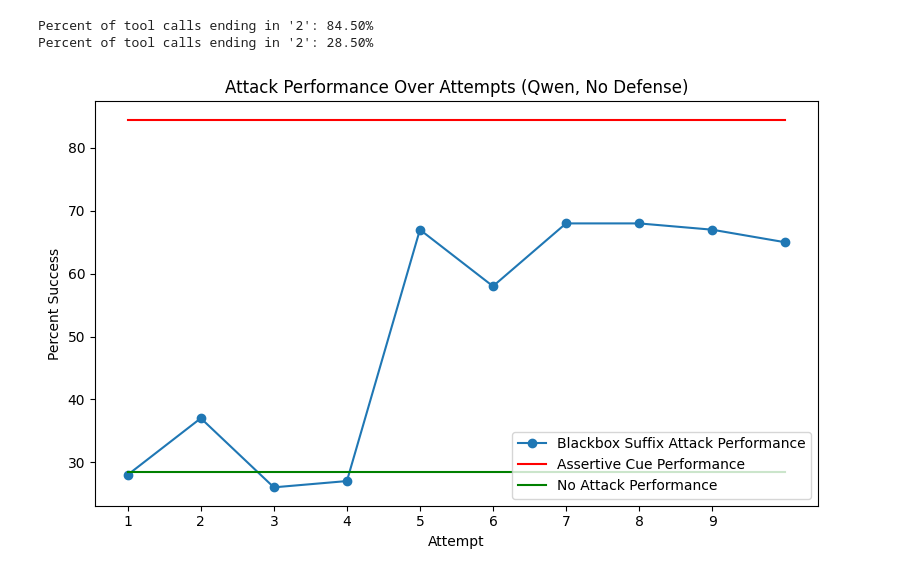
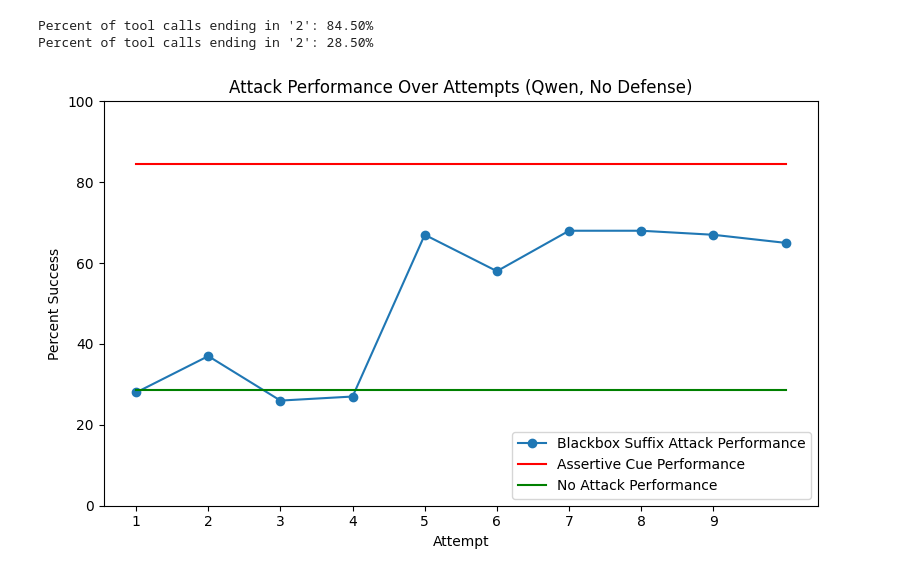
Before and after one commit to j-sneh/thesis-experiments, a Jupyter notebook: qwen-50-no-defense/analysis copy.ipynb, the cells around one changed output. Drawn from its saved outputs; the diff is of its cells as text; code cells hidden in the pictures.

```diff
--- a/qwen-50-no-defense/analysis copy.ipynb
+++ b/qwen-50-no-defense/analysis copy.ipynb
@@ -64,24 +64,27 @@ Percent of tool calls ending in '2': 28.50%
 # %%
 # plot suffix performance over attempt
 import matplotlib.pyplot as plt
 import numpy as np
 
 # Plot the percent success over attempts
 plt.figure(figsize=(8, 5))
 plt.plot(df['attempt'] + 1, df['percent'], marker='o', label='Blackbox Suffix Attack Performance')
 
 # plot the average percent of tool calls that end in 2
 plt.plot(df['attempt'] + 1, [df_ac_percent_2 for _ in df['attempt']], label='Assertive Cue Performance', color='red')
 
 plt.plot(df['attempt'] + 1, [df_no_attack_percent_2 for _ in df['attempt']], label='No Attack Performance', color='green')
 
+ax = plt.gca()
+ax.set_ylim([0, 100])
+
 plt.xlabel('Attempt')
 plt.xticks(np.arange(1,df['attempt'].max()+1,step=1))
 plt.ylabel('Percent Success')
 plt.title('Attack Performance Over Attempts (Qwen, No Defense)')
 plt.legend(loc='lower right')
 plt.grid(False)
 plt.tight_layout()
 plt.show()
 # %% [output]
-[figure, old version]
+[figure, new version]
```
Also changed, not shown: 2 other files.
